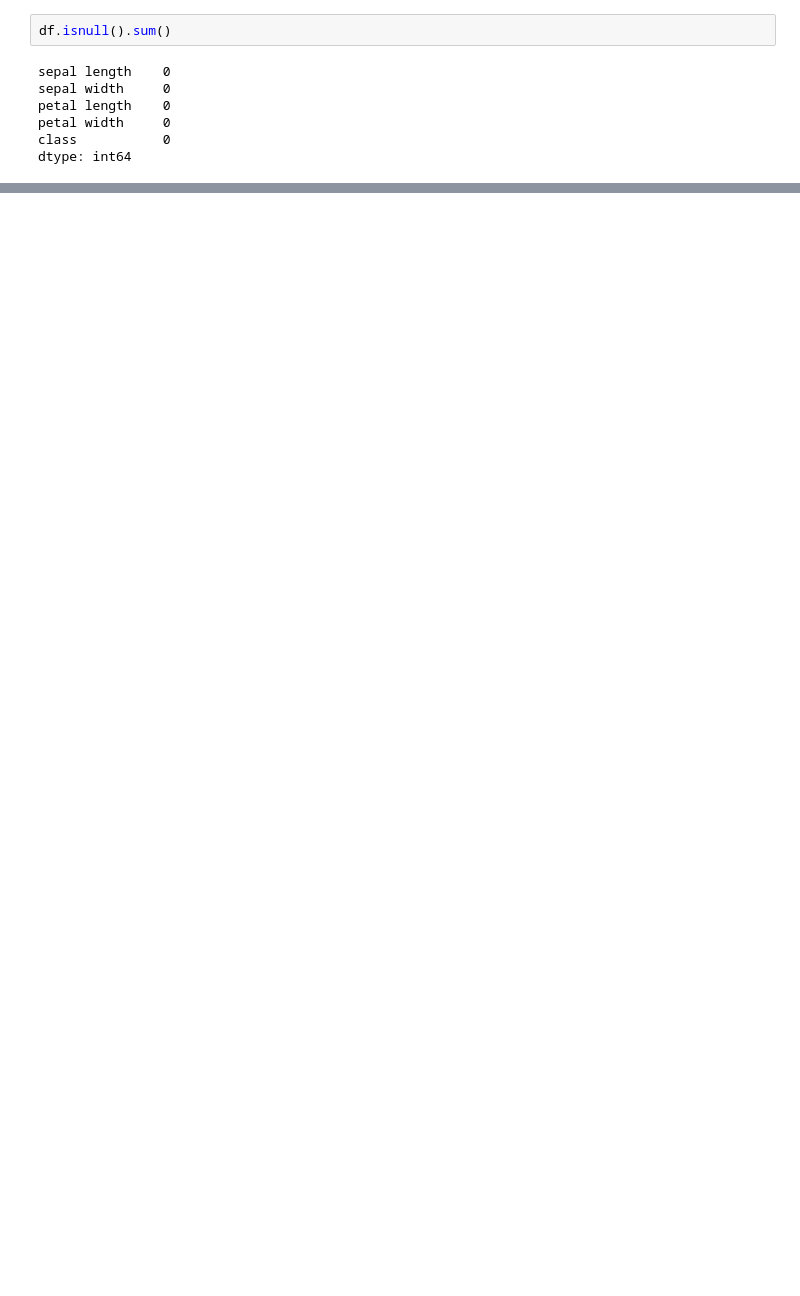
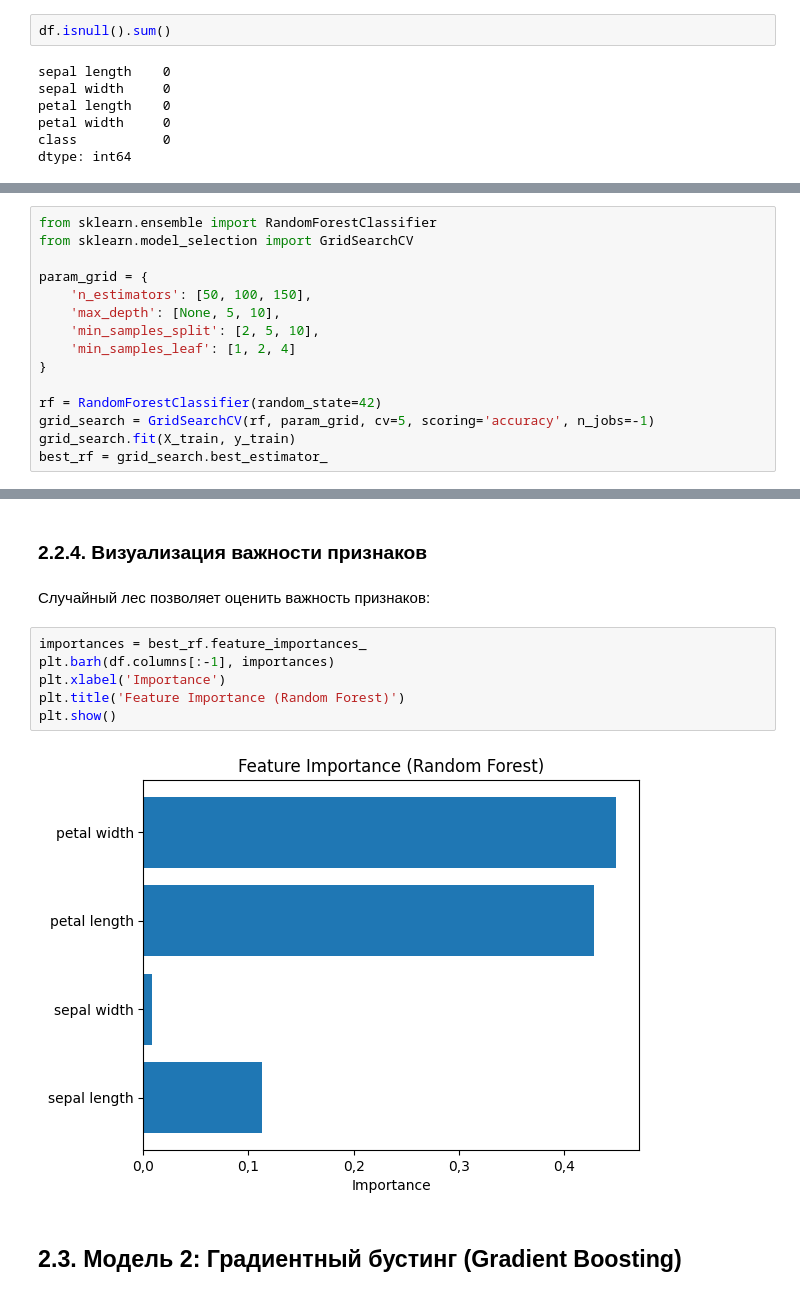
Before and after one commit to Ackrome/Course-work-TabFPN, a Jupyter notebook: work.ipynb, the cells around one changed output, grey strips where cells are left out. Cells and saved outputs as stored; diff of their text form; blank space fills up the shorter version.

```diff
--- a/work.ipynb
+++ b/work.ipynb
@@ -679,0 +366,15 @@ results
+# %%
+from sklearn.ensemble import RandomForestClassifier
+from sklearn.model_selection import GridSearchCV
+
+param_grid = {
+    'n_estimators': [50, 100, 150],
+    'max_depth': [None, 5, 10],
+    'min_samples_split': [2, 5, 10],
+    'min_samples_leaf': [1, 2, 4]
+}
+
+rf = RandomForestClassifier(random_state=42)
+grid_search = GridSearchCV(rf, param_grid, cv=5, scoring='accuracy', n_jobs=-1)
+grid_search.fit(X_train, y_train)
+best_rf = grid_search.best_estimator_
@@ -679,0 +412,14 @@ results
+# %% [markdown]
+### 2.2.4. Визуализация важности признаков
+# %% [markdown]
+Случайный лес позволяет оценить важность признаков:
+# %%
+importances = best_rf.feature_importances_
+plt.barh(df.columns[:-1], importances)
+plt.xlabel('Importance')
+plt.title('Feature Importance (Random Forest)')
+plt.show()
+# %% [output]
+[figure, added]
+# %% [markdown]
+## 2.3. Модель 2: Градиентный бустинг (Gradient Boosting)
```
Also changed, not shown: parts of 310 cells of this notebook, 10 other files.
